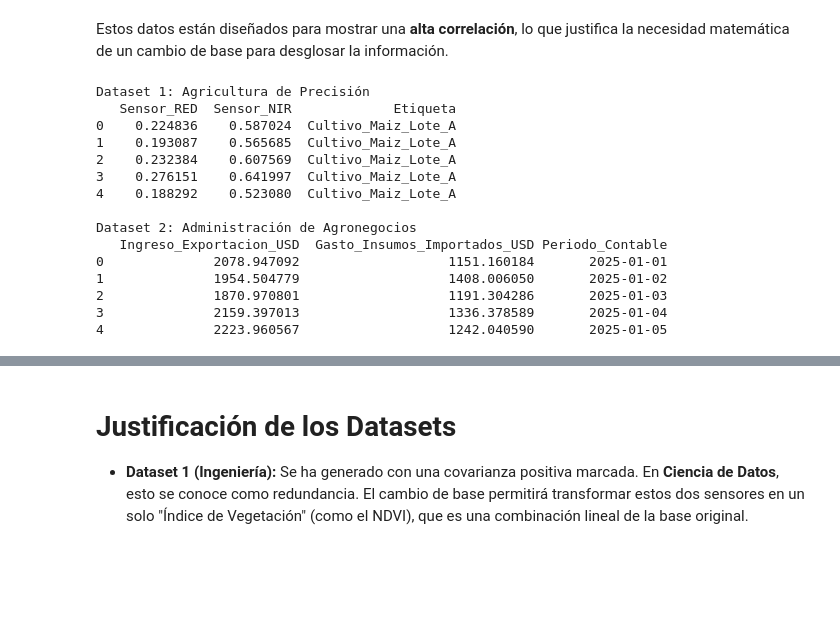
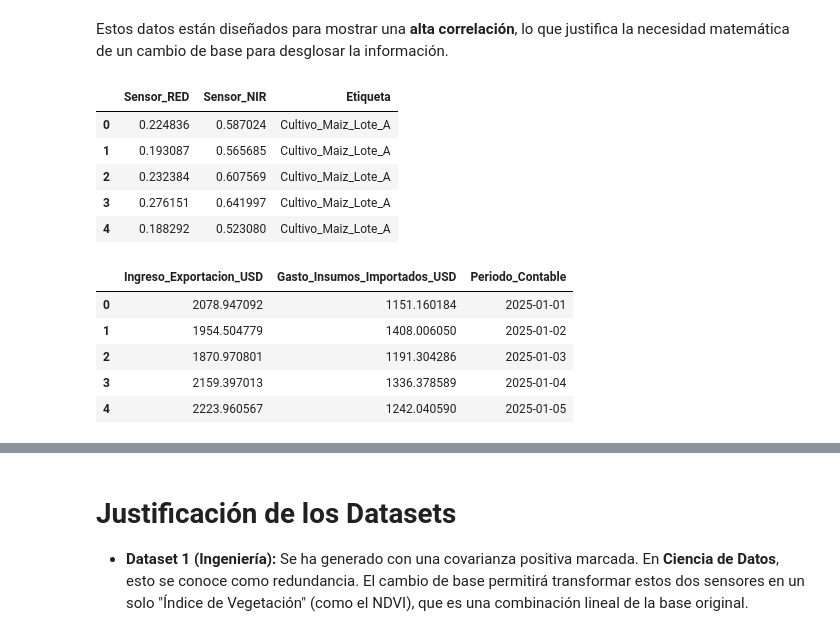
Before and after one commit to marco-canas/linear_algebra, a Jupyter notebook: 3_clases_segun_clara_mejia_laverde/1_cap/7_modulo/7_modulo.ipynb, the cells around one changed output, grey strips where cells are left out. Saved outputs shown, nothing was run; the diff lists cells and outputs as text; code cells hidden in the pictures; blank space fills up the shorter version.

```diff
--- a/3_clases_segun_clara_mejia_laverde/1_cap/7_modulo/7_modulo.ipynb
+++ b/3_clases_segun_clara_mejia_laverde/1_cap/7_modulo/7_modulo.ipynb
@@ -2829,61 +2859,52 @@ Estos datos están diseñados para mostrar una **alta correlación**, lo que jus
 # %%
 import pandas as pd
 import numpy as np
 
 # Configuración de reproducibilidad
 np.random.seed(42)
 n_samples = 200
 
 # ---------------------------------------------------------
 # DATASET 1: Sensores de Agricultura de Precisión (NIR vs RED)
 # ---------------------------------------------------------
 # El Rojo (RED) y el Infrarrojo Cercano (NIR) suelen variar juntos.
 red_sensor = np.random.normal(loc=0.2, scale=0.05, size=n_samples)
 # El NIR tiene una relación lineal con RED + variabilidad biológica
 nir_sensor = 0.8 * red_sensor + np.random.normal(loc=0.4, scale=0.02, size=n_samples)
 
 df_agricultura = pd.DataFrame({
     'Sensor_RED': red_sensor,
     'Sensor_NIR': nir_sensor,
     'Etiqueta': 'Cultivo_Maiz_Lote_A'
 })
-
-# ---------------------------------------------------------
-# DATASET 2: Eficiencia Financiera (Exportación vs Insumos)
-# ---------------------------------------------------------
-# Ambas variables dependen de un factor común: El precio del Dólar (TRM)
-trm_factor = np.random.uniform(3800, 4500, n_samples)
-exportaciones = 0.5 * trm_factor + np.random.normal(0, 100, n_samples)
-venta_insumos = 0.3 * trm_factor + np.random.normal(0, 80, n_samples)
-
-df_finanzas = pd.DataFrame({
-    'Ingreso_Exportacion_USD': exportaciones,
-    'Gasto_Insumos_Importados_USD': venta_insumos,
-    'Periodo_Contable': pd.date_range(start='2025-01-01', periods=n_samples, freq='D')
-})
-
-# --- Visualización de las primeras filas ---
-print("Dataset 1: Agricultura de Precisión")
-print(df_agricultura.head())
-print("\nDataset 2: Administración de Agronegocios")
-print(df_finanzas.head())
-
-#Exportación opcional para uso en GitHub
-df_agricultura.to_csv('dataset_sensores.csv', index=False)
-df_finanzas.to_csv('dataset_finanzas.csv', index=False)
+df_agricultura.head()
 # %% [output]
-Dataset 1: Agricultura de Precisión
-   Sensor_RED  Sensor_NIR             Etiqueta
-0    0.224836    0.587024  Cultivo_Maiz_Lote_A
-1    0.193087    0.565685  Cultivo_Maiz_Lote_A
-2    0.232384    0.607569  Cultivo_Maiz_Lote_A
-3    0.276151    0.641997  Cultivo_Maiz_Lote_A
-4    0.188292    0.523080  Cultivo_Maiz_Lote_A
-
-Dataset 2: Administración de Agronegocios
-   Ingreso_Exportacion_USD  Gasto_Insumos_Importados_USD Periodo_Contable
-0              2078.947092                   1151.160184       2025-01-01
-1              1954.504779                   1408.006050       2025-01-02
-2              1870.970801                   1191.304286       2025-01-03
-3              2159.397013                   1336.378589       2025-01-04
-4              2223.960567                   1242.040590       2025-01-05
+|  | Sensor_RED | Sensor_NIR | Etiqueta |
+| 0 | 0.224836 | 0.587024 | Cultivo_Maiz_Lote_A |
+| 1 | 0.193087 | 0.565685 | Cultivo_Maiz_Lote_A |
+| 2 | 0.232384 | 0.607569 | Cultivo_Maiz_Lote_A |
+| 3 | 0.276151 | 0.641997 | Cultivo_Maiz_Lote_A |
+| 4 | 0.188292 | 0.523080 | Cultivo_Maiz_Lote_A |
+# %%
+
+# ---------------------------------------------------------
+# DATASET 2: Eficiencia Financiera (Exportación vs Insumos)
+# ---------------------------------------------------------
+# Ambas variables dependen de un factor común: El precio del Dólar (TRM)
+trm_factor = np.random.uniform(3800, 4500, n_samples)
+exportaciones = 0.5 * trm_factor + np.random.normal(0, 100, n_samples)
+venta_insumos = 0.3 * trm_factor + np.random.normal(0, 80, n_samples)
+
+df_finanzas = pd.DataFrame({
+    'Ingreso_Exportacion_USD': exportaciones,
+    'Gasto_Insumos_Importados_USD': venta_insumos,
+    'Periodo_Contable': pd.date_range(start='2025-01-01', periods=n_samples, freq='D')
+})
+df_finanzas.head()
+# %% [output]
+|  | Ingreso_Exportacion_USD | Gasto_Insumos_Importados_USD | Periodo_Contable |
+| 0 | 2078.947092 | 1151.160184 | 2025-01-01 |
+| 1 | 1954.504779 | 1408.006050 | 2025-01-02 |
+| 2 | 1870.970801 | 1191.304286 | 2025-01-03 |
+| 3 | 2159.397013 | 1336.378589 | 2025-01-04 |
+| 4 | 2223.960567 | 1242.040590 | 2025-01-05 |
```
Also changed, not shown: parts of 77 cells of this notebook, 7 other files.
